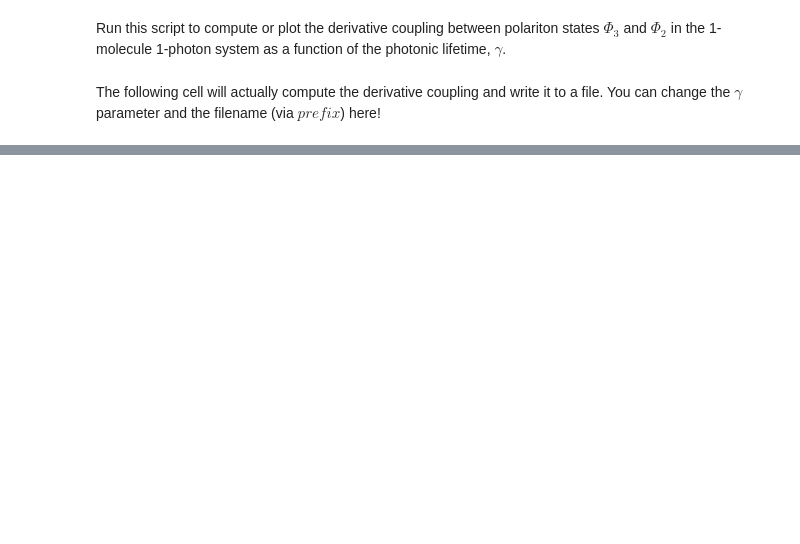
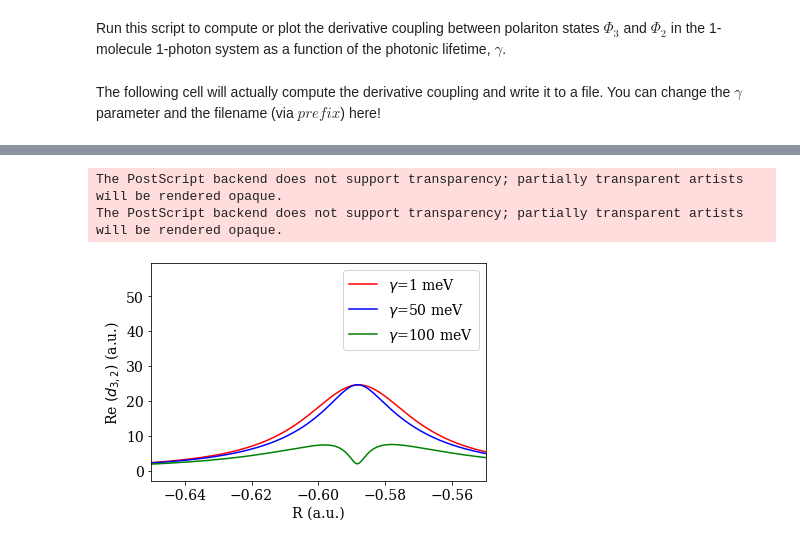
Before and after one commit to FoleyLab/PyCQED, a Jupyter notebook: Plot_Derivative_Coupling.ipynb, the cells around one changed output, grey strips where cells are left out. Drawn from its saved outputs; the diff is of its cells as text; code cells hidden in the pictures; blank space fills up the shorter version.

Commit message:
updated Plot_Deriviative_Coupling notebook

```diff
--- a/Plot_Derivative_Coupling.ipynb
+++ b/Plot_Derivative_Coupling.ipynb
@@ -82,0 +92,28 @@ print(polt.H_photonic)
+# %%
+hf_1 = "Data/gam_1.0_hf.txt"
+hf_50 = "Data/gam_50.0_hf.txt"
+hf_100 = "Data/gam_100.0_hf.txt"
+
+
+### read text file
+dc_1 = np.loadtxt(hf_1,dtype=complex)
+dc_50 = np.loadtxt(hf_50,dtype=complex)
+dc_100 = np.loadtxt(hf_100,dtype=complex)
+
+
+
+
+plt.plot(dc_1[:,0], np.abs(dc_1[:,3]), 'red', label='$\gamma$=1 meV')
+plt.plot(dc_50[:,0], np.abs(dc_50[:,3]), 'blue', label='$\gamma$=50 meV')
+plt.plot(dc_100[:,0], np.abs(dc_100[:,3]), 'green', label='$\gamma$=100 meV')
+plt.legend()
+plt.xlim(-.65,-.55)
+#plt.ylim(-20.,20)
+plt.xlabel("R (a.u.)")
+plt.ylabel("Re $( d_{3,2} )$ (a.u.)")
+plt.savefig("DC_abs.eps")
+plt.show()
+# %% [output]
+The PostScript backend does not support transparency; partially transparent artists will be rendered opaque.
+The PostScript backend does not support transparency; partially transparent artists will be rendered opaque.
+[figure, added]
```
Also changed, not shown: parts of 8 cells of this notebook, 1 other file.
